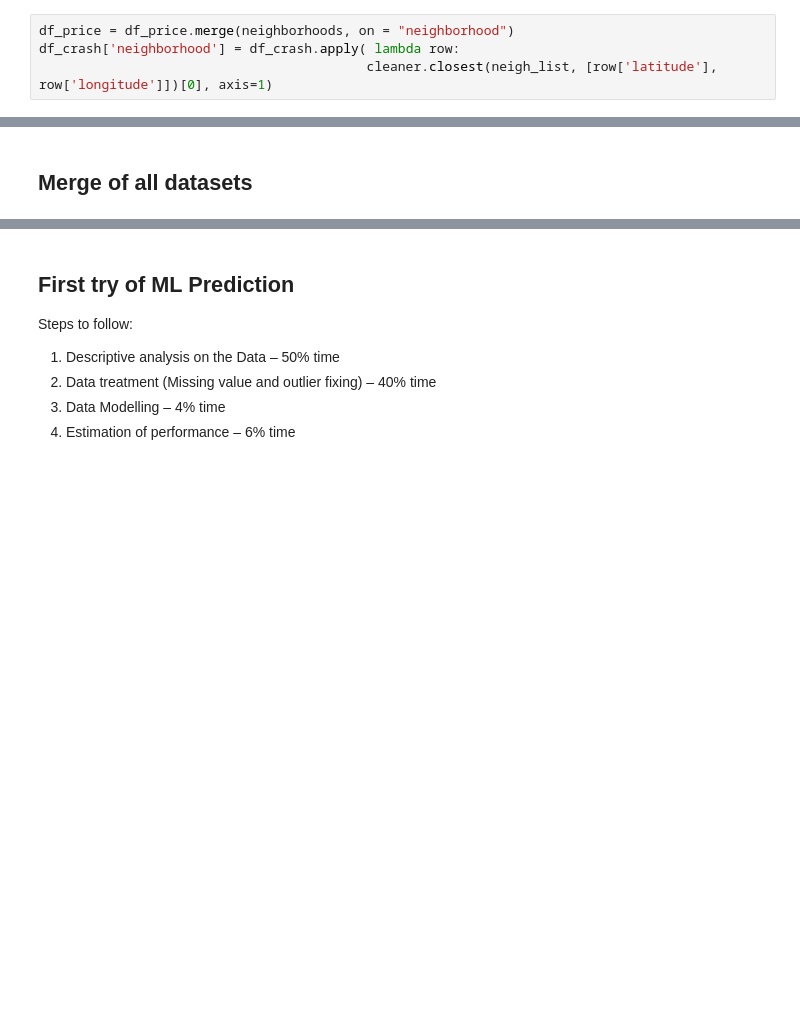
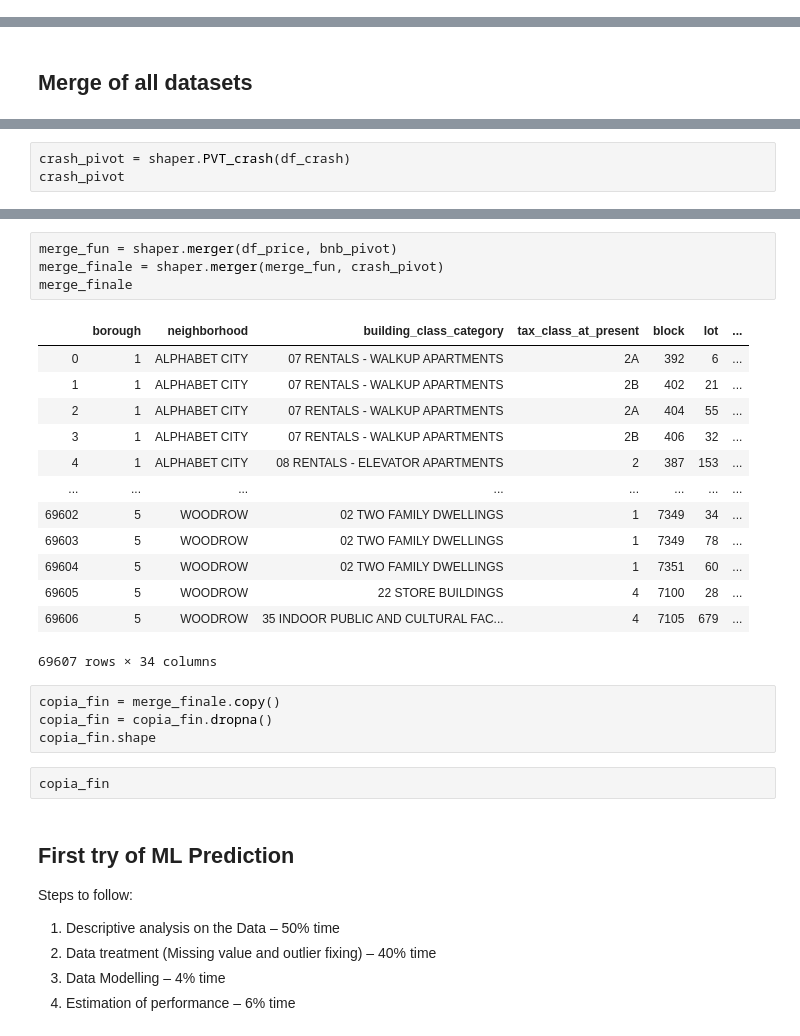
Before and after one commit to giuliosmall/Predicting-Energy-Consumption, a Jupyter notebook: Project_LISA.ipynb, the cells around one changed output, grey strips where cells are left out. Drawn from its saved outputs; the diff is of its cells as text; blank space fills up the shorter version.

```diff
--- a/Project_LISA.ipynb
+++ b/Project_LISA.ipynb
@@ -159,4 +148,0 @@ neigh_list = [tuple(x) for x in neigh_copy.values.tolist()]
-# %%
-df_price = df_price.merge(neighborhoods, on = "neighborhood")
-df_crash['neighborhood'] = df_crash.apply( lambda row:
-                                          cleaner.closest(neigh_list, [row['latitude'], row['longitude']])[0], axis=1)
@@ -230,0 +200,3 @@ df_airbnb
+# %%
+crash_pivot = shaper.PVT_crash(df_crash)
+crash_pivot
@@ -231,3 +234,27 @@ df_airbnb
+# %%
+merge_fun = shaper.merger(df_price, bnb_pivot)
+merge_finale = shaper.merger(merge_fun, crash_pivot)
+merge_finale
+# %% [output]
+|  | borough | neighborhood | building_class_category | tax_class_at_present | block | lot | ... |
+| 0 | 1 | ALPHABET CITY | 07 RENTALS - WALKUP APARTMENTS | 2A | 392 | 6 | ... |
+| 1 | 1 | ALPHABET CITY | 07 RENTALS - WALKUP APARTMENTS | 2B | 402 | 21 | ... |
+| 2 | 1 | ALPHABET CITY | 07 RENTALS - WALKUP APARTMENTS | 2A | 404 | 55 | ... |
+| 3 | 1 | ALPHABET CITY | 07 RENTALS - WALKUP APARTMENTS | 2B | 406 | 32 | ... |
+| 4 | 1 | ALPHABET CITY | 08 RENTALS - ELEVATOR APARTMENTS | 2 | 387 | 153 | ... |
+| ... | ... | ... | ... | ... | ... | ... | ... |
+| 69602 | 5 | WOODROW | 02 TWO FAMILY DWELLINGS | 1 | 7349 | 34 | ... |
+| 69603 | 5 | WOODROW | 02 TWO FAMILY DWELLINGS | 1 | 7349 | 78 | ... |
+| 69604 | 5 | WOODROW | 02 TWO FAMILY DWELLINGS | 1 | 7351 | 60 | ... |
+| 69605 | 5 | WOODROW | 22 STORE BUILDINGS | 4 | 7100 | 28 | ... |
+| 69606 | 5 | WOODROW | 35 INDOOR PUBLIC AND CULTURAL FAC... | 4 | 7105 | 679 | ... |
+69607 rows × 34 columns
+# %%
+copia_fin = merge_finale.copy()
+copia_fin = copia_fin.dropna()
+copia_fin.shape
+# %%
+copia_fin
 # %% [markdown]
 ## First try of ML Prediction
 
```
Also changed, not shown: parts of 41 cells of this notebook, 2 other files.
